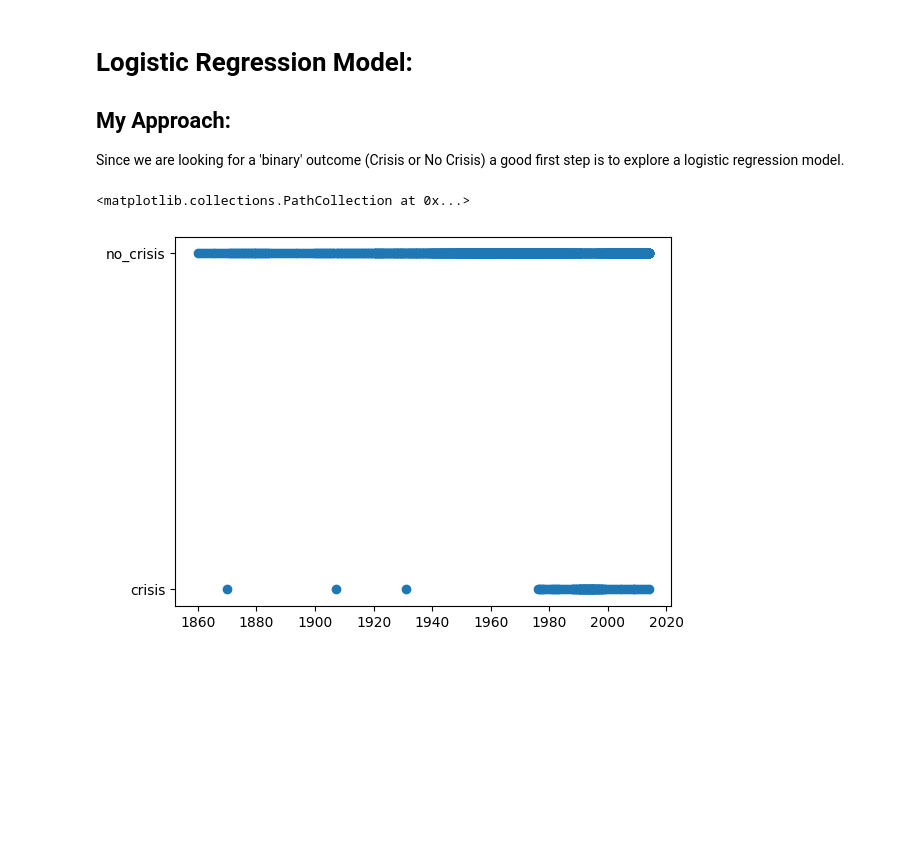
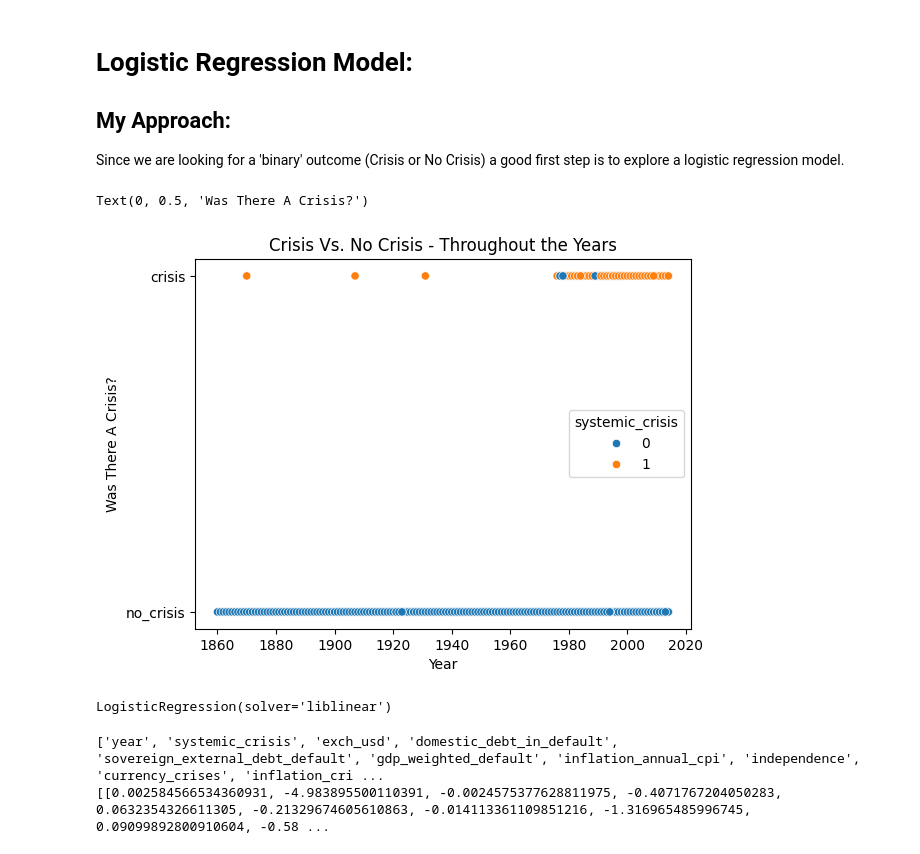
Before and after one commit to LeeBoy-Hmong/MachineLearning, a Jupyter notebook: FinancialCrisis/FinancialAfrica.ipynb, the cells around one changed output. Drawn from its saved outputs; the diff is of its cells as text; code cells hidden in the pictures; blank space fills up the shorter version.

Commit message:
Add: input/target col, fitted model, coef_ check

```diff
--- a/FinancialCrisis/FinancialAfrica.ipynb
+++ b/FinancialCrisis/FinancialAfrica.ipynb
@@ -364,7 +406,14 @@ Since we are looking for a 'binary' outcome (Crisis or No Crisis) a good first s
 # %%
 from sklearn.linear_model import LogisticRegression
 # %%
-plt.scatter(ohe_df['year'], clean_data['banking_crisis'])
+# There seems to be a banking crisis everytime there is a systemic crisis.
+plt.title('Crisis Vs. No Crisis - Throughout the Years')
+sns.scatterplot(data=clean_data,
+                x='year',
+                y='banking_crisis',
+                hue='systemic_crisis')
+plt.xlabel('Year')
+plt.ylabel('Was There A Crisis?')
 # %% [output]
-<matplotlib.collections.PathCollection at 0x...>
+Text(0, 0.5, 'Was There A Crisis?')
-[figure, old version]
+[figure, new version]
@@ -370,0 +422,10 @@ plt.scatter(ohe_df['year'], clean_data['banking_crisis'])
+# %%
+Log_model.fit(train_inputs,train_target)  # Fit the model into you training set
+# %% [output]
+LogisticRegression(solver='liblinear')
+# %%
+print(input_col)
+print(Log_model.coef_.tolist())
+# %% [output]
+['year', 'systemic_crisis', 'exch_usd', 'domestic_debt_in_default', 'sovereign_external_debt_default', 'gdp_weighted_default', 'inflation_annual_cpi', 'independence', 'currency_crises', 'inflation_cri ...
+[[0.002584566534360931, -4.983895500110391, -0.0024575377628811975, -0.4071767204050283, 0.0632354326611305, -0.21329674605610863, -0.014113361109851216, -1.316965485996745, 0.09099892800910604, -0.58 ...
```
Also changed, not shown: parts of 8 cells of this notebook.
